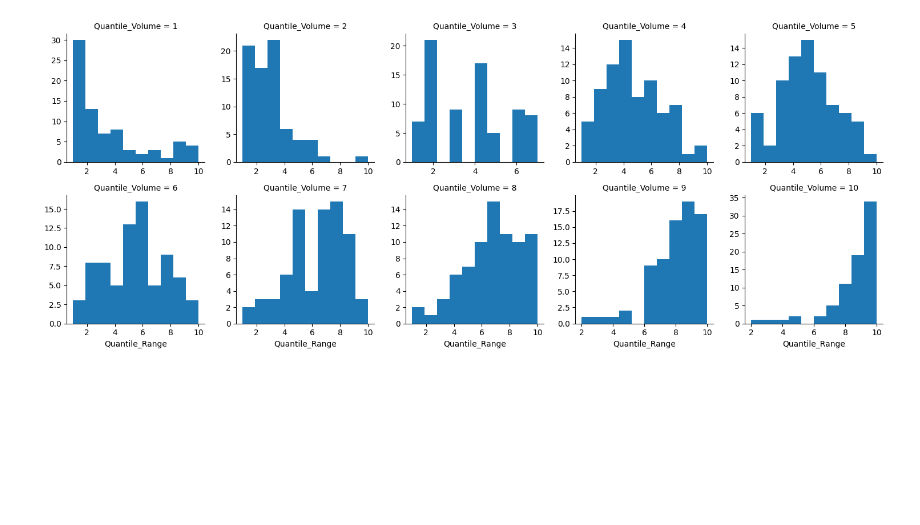
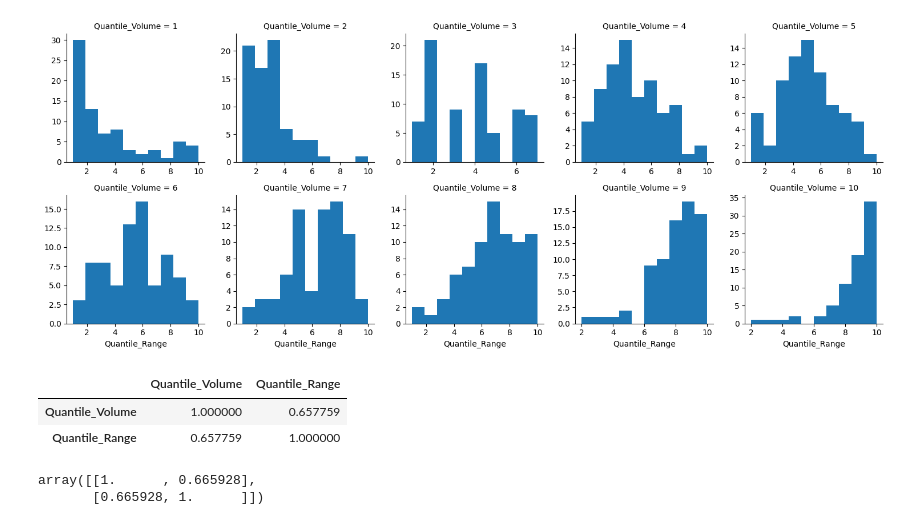
Before and after one commit to Readerlution/Finance, a Jupyter notebook: Cross-Market Effect/data.ipynb, the cells around one changed output. Cells and saved outputs as stored; diff of their text form; code cells hidden in the pictures; blank space fills up the shorter version.

Commit message:
volume_basket

```diff
--- a/Cross-Market Effect/data.ipynb
+++ b/Cross-Market Effect/data.ipynb
@@ -113,3 +83,14 @@ graph.map(plt.hist, 'Quantile_Range', bins=10)
 plt.show()
 # %% [output]
 [figure]
+# %%
+es_df[['Quantile_Volume', 'Quantile_Range']].corr()
+# %% [output]
+|  | Quantile_Volume | Quantile_Range |
+| Quantile_Volume | 1.000000 | 0.657759 |
+| Quantile_Range | 0.657759 | 1.000000 |
+# %%
+np.corrcoef(es_df['Volume'].rank(pct=True),es_df['Range'].rank(pct=True))
+# %% [output]
+array([[1.      , 0.665928],
+       [0.665928, 1.      ]])
```
Also changed, not shown: parts of 4 cells of this notebook.
